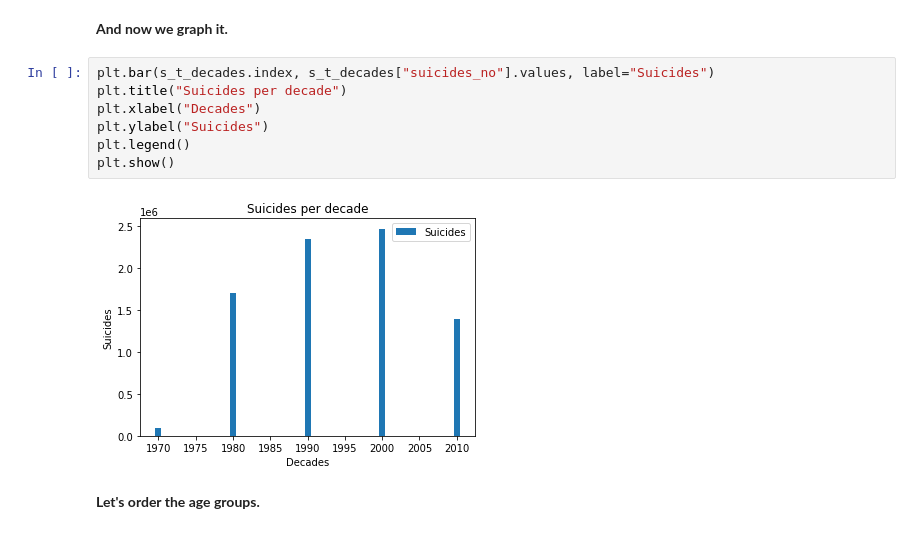
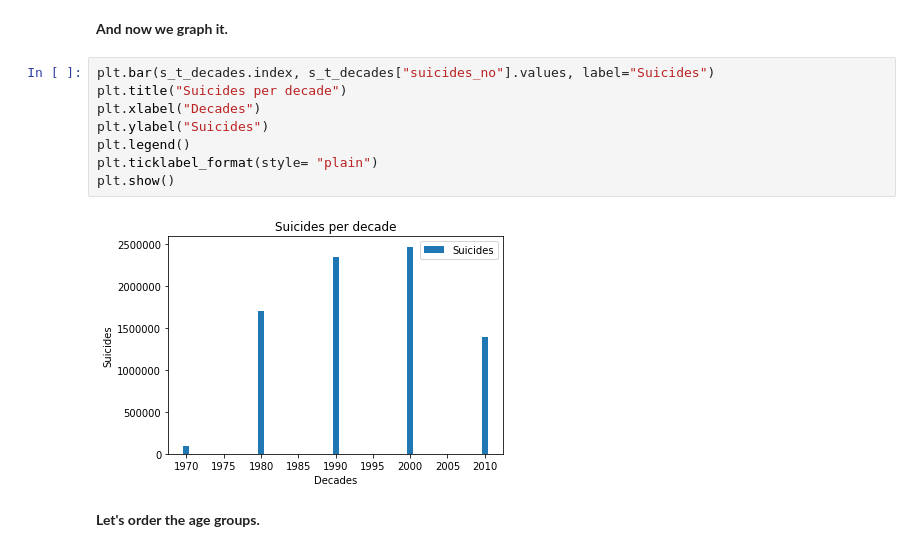
Before and after one commit to panmenor/WHO-Suicide-Basic-EDA-Kaggle, a Jupyter notebook: who-suicide-basic-eda.ipynb, the cells around one changed output. Cells and saved outputs as stored; diff of their text form.

```diff
--- a/who-suicide-basic-eda.ipynb
+++ b/who-suicide-basic-eda.ipynb
@@ -171,12 +171,13 @@ s_t_decades
 # %%
 plt.bar(s_t_decades.index, s_t_decades["suicides_no"].values, label="Suicides")
 plt.title("Suicides per decade")
 plt.xlabel("Decades")
 plt.ylabel("Suicides")
 plt.legend()
+plt.ticklabel_format(style= "plain")
 plt.show()
 # %% [output]
-[figure, old version]
+[figure, new version]
 # %% [markdown]
 **Let's order the age groups.**
 # %%
```
Also changed, not shown: parts of 5 cells of this notebook.
